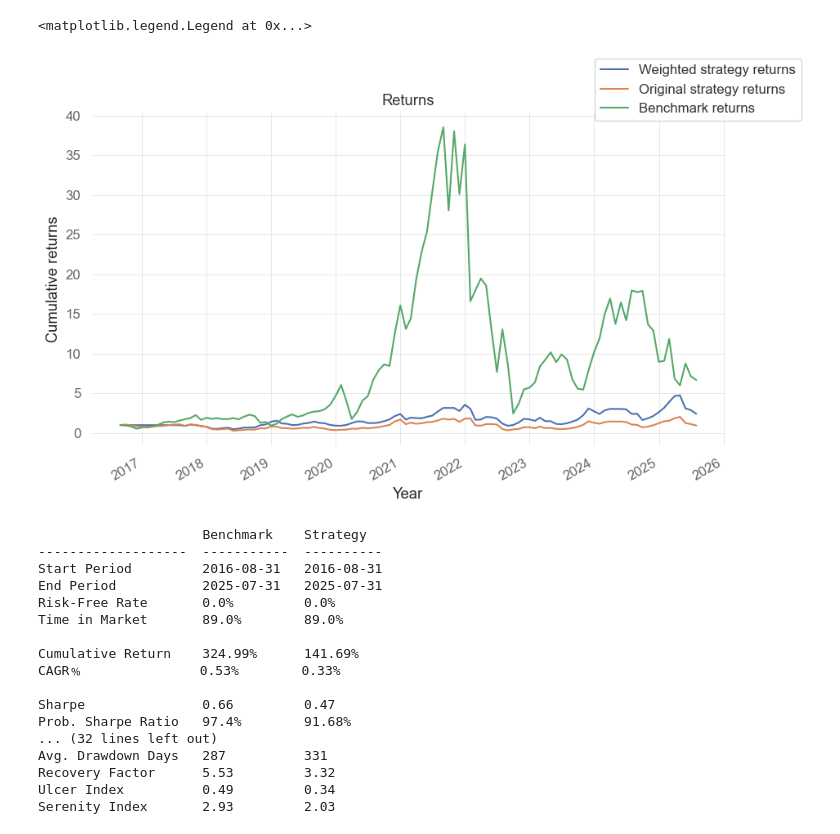
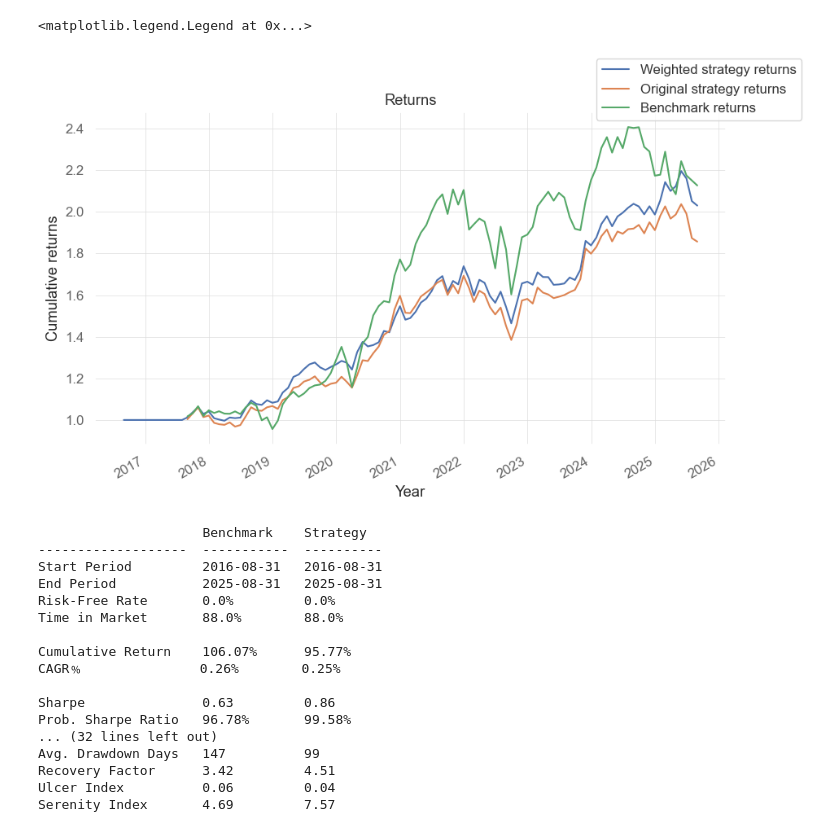
Before and after one commit to Pomaika/Simple-multistock-backtests-Pandas, a Jupyter notebook: Project1.ipynb, the cells around one changed output. Cells and saved outputs as stored; diff of their text form; code cells hidden in the pictures.

```diff
--- a/Project1.ipynb
+++ b/Project1.ipynb
@@ -49,12 +43,9 @@ signal = rank.applymap(lambda x: 1 if x <= 3 else -1 if x >= 8 else 0)
 signals_shifted = signal.shift(1).fillna(0)
 # %%
 # Calculate returns
-m_returns = (np.exp(ret_m)-1)*signals_shifted
-
-# Creating a column with the total returns
-strat_returns = m_returns.sum(axis='columns')
-total_returns = (1+strat_returns).cumprod()
+m_returns = ((np.exp(ret_m)-1)*signals_shifted).sum(axis=1)
+total_returns = (1+m_returns).cumprod()
 # %%
-# Create a benchmark. For comparison, the benchmark has the same 600% exposure as the momentum strategy
-benchmark = ((np.exp(ret_m)-1)*0.6).sum(axis=1)
+# Create a benchmark
+benchmark = ((np.exp(ret_m)-1)*0.1).sum(axis=1)
 bench_equity = (1+benchmark).cumprod()
@@ -103,6 +91,4 @@ Serenity Index       3.35         1.38
 # %%
-# The strategy was not very effective. Let us scale weights by 12 month volatility:
-
 # Calculate 12 month rolling volatility
 rol_vol = ret_m.rolling(window=12).std()
 
@@ -112,8 +98,8 @@ raw_weights = signal/rol_vol
 # Create the normalization divisor
 norm_div = raw_weights.abs().sum(axis=1)
 
-# Finally create the weights. Note we keep the 600% exposure.
-weights = raw_weights.div(norm_div, axis=0)*6
+# Finally create the weights.
+weights = raw_weights.div(norm_div, axis=0)
 pos_vol = weights.shift(1).fillna(0)
 # %%
 # Repeat the results calculations, using new weights.
@@ -123,41 +109,48 @@ m_returns2 = (np.exp(ret_m)-1)*pos_vol
 # Creating a column with the total returns
 strat_returns2 = m_returns2.sum(axis='columns')
 total_returns2 = (1+strat_returns2).cumprod()
+# %%
+# Before we can compare, we need all strategies to start at the same time
+orig_ret = m_returns.iloc[12:]
+bench_ret = benchmark.iloc[12:]
+
+cum_orig = (1+orig_ret).cumprod()
+cum_bench = (1+bench_ret).cumprod()
 # %%
 # Visualizing the total returns
 fig, ax = plt.subplots()
 ax.plot(total_returns2, label='Weighted strategy returns')
-ax.plot(total_returns, label="Original strategy returns")
-ax.plot(bench_equity, label="Benchmark returns")
+ax.plot(cum_orig, label="Original strategy returns")
+ax.plot(cum_bench, label="Benchmark returns")
 ax.set(title= "Returns",
        xlabel = "Year",
        ylabel = "Cumulative returns")
 fig.autofmt_xdate()
 fig.legend()
 # %% [output]
 <matplotlib.legend.Legend at 0x...>
-[figure, old version]
+[figure, new version]
 # %%
 # Compute the metrics:
-qs.reports.metrics(strat_returns2, benchmark, mode='basic', periods_per_year=12)
+qs.reports.metrics(strat_returns2, cum_bench, mode='basic', periods_per_year=12)
 # %% [output]
                      Benchmark    Strategy
 -------------------  -----------  ----------
 Start Period         2016-08-31   2016-08-31
-End Period           2025-07-31   2025-07-31
+End Period           2025-08-31   2025-08-31
 Risk-Free Rate       0.0%         0.0%
-Time in Market       89.0%        89.0%
+Time in Market       88.0%        88.0%
 
-Cumulative Return    324.99%      141.69%
-CAGR﹪               0.53%        0.33%
+Cumulative Return    106.07%      95.77%
+CAGR﹪               0.26%        0.25%
 
-Sharpe               0.66         0.47
-Prob. Sharpe Ratio   97.4%        91.68%
+Sharpe               0.63         0.86
+Prob. Sharpe Ratio   96.78%       99.58%
 ... (32 lines left out)
-Avg. Drawdown Days   287          331
-Recovery Factor      5.53         3.32
-Ulcer Index          0.49         0.34
-Serenity Index       2.93         2.03
+Avg. Drawdown Days   147          99
+Recovery Factor      3.42         4.51
+Ulcer Index          0.06         0.04
+Serenity Index       4.69         7.57
 # %%
 # Let us visualize the equity impact of both strategies. Let us assume that making a trade reduces equity by 0.5% of the turnover
 w_eq = signals_shifted.div(signals_shifted.abs().sum(axis=1), axis=0)
```
Also changed, not shown: parts of 12 cells of this notebook.
